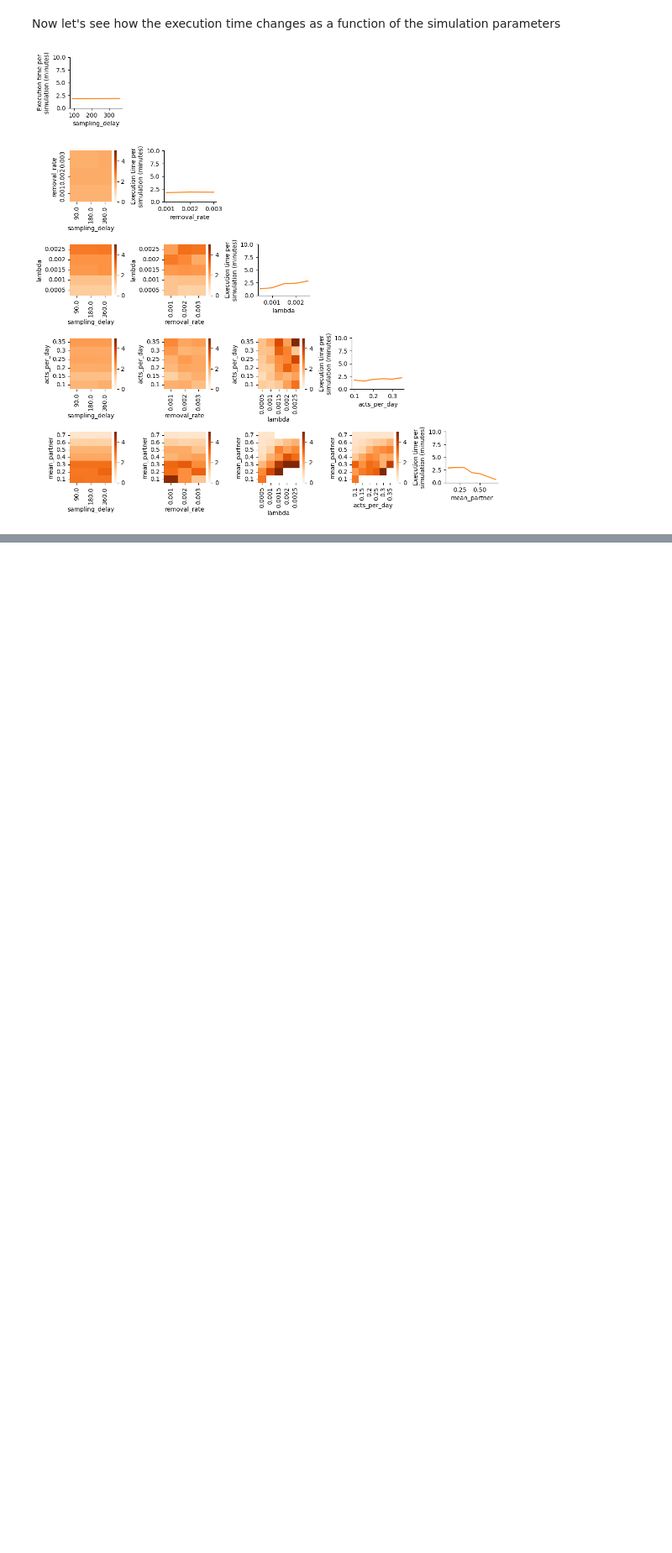
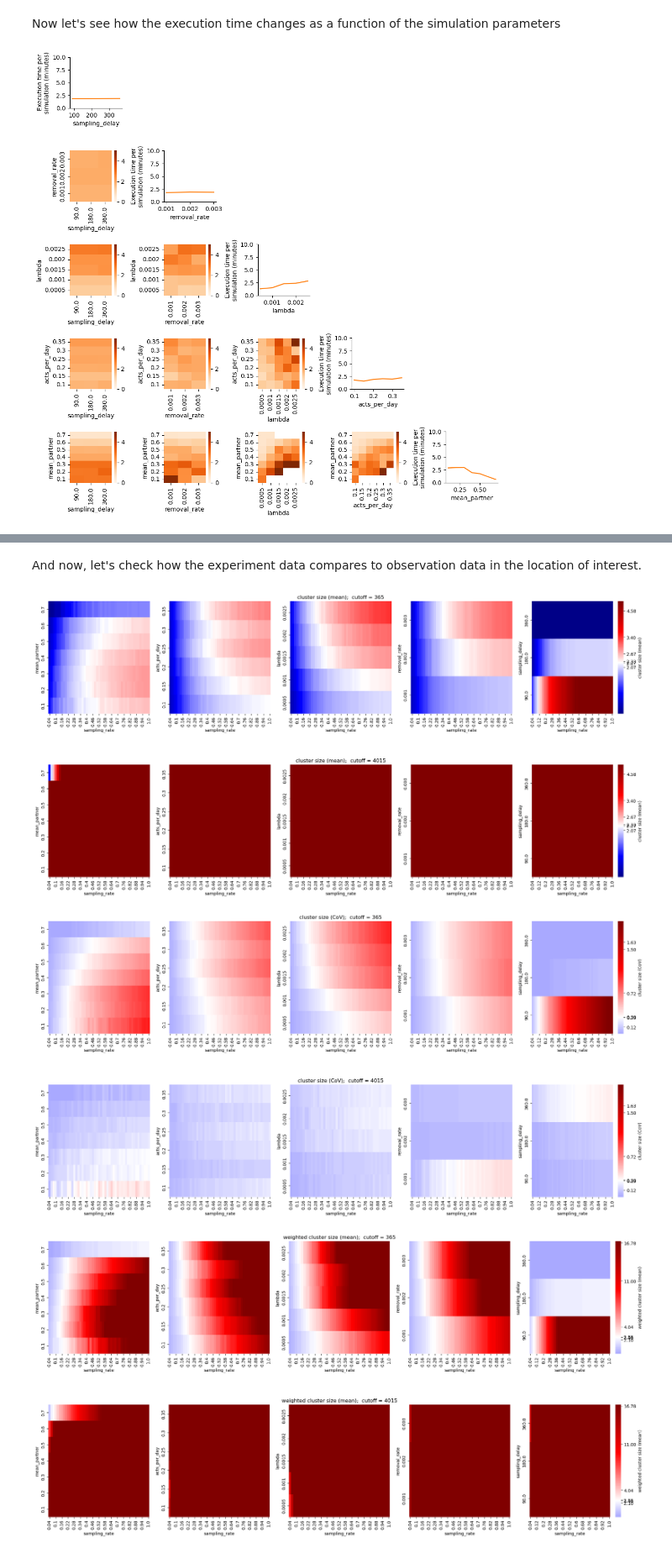
Before and after one commit to JHerbeck-IDM/ClusterSim, a Jupyter notebook: python/08_cluster_stats_sweeps_analysis.ipynb, the cells around one changed output, grey strips where cells are left out. Shown at 84% size. Cells and saved outputs as stored; diff of their text form; code cells hidden in the pictures; blank space fills up the shorter version.

Commit message:
update parameter sweep plots

```diff
--- a/python/08_cluster_stats_sweeps_analysis.ipynb
+++ b/python/08_cluster_stats_sweeps_analysis.ipynb
@@ -258,0 +289,42 @@ fig_cluster_size.tight_layout()
+# %% [markdown]
+And now, let's check how the experiment data compares to observation data in the location of interest.
+# %%
+_ ,_ = plot_params_vs_sampling_rate( results,
+                                     pangea_data,
+                                     params   = [ 'mean_partner', 'acts_per_day', 'lambda', 'removal_rate', 'sampling_delay'],
+                                     cutoffs  = [365, 4015],
+                                     location = location,
+                                     metric_results = 'cluster_size_mean',
+                                     metric_observations = 'cluster size (mean)'
+                                    )
+
+_ ,_ = plot_params_vs_sampling_rate( results,
+                                     pangea_data,
+                                     params   = [ 'mean_partner', 'acts_per_day', 'lambda', 'removal_rate', 'sampling_delay'],
+                                     cutoffs  = [365, 4015],
+                                     location = location,
+                                     metric_results = 'cluster_size_cov',
+                                     metric_observations = 'cluster size (CoV)'
+                                    )
+
+_ ,_ = plot_params_vs_sampling_rate( results,
+                                     pangea_data,
+                                     params   = [ 'mean_partner', 'acts_per_day', 'lambda', 'removal_rate', 'sampling_delay'],
+                                     cutoffs  = [365, 4015],
+                                     location = location,
+                                     metric_results = 'weighted_cluster_size_mean',
+                                     metric_observations = 'weighted cluster size (mean)'
+                                    )
+
+_ ,_ = plot_params_vs_sampling_rate( results,
+                                     pangea_data,
+                                     params   = [ 'mean_partner', 'acts_per_day', 'lambda', 'removal_rate', 'sampling_delay'],
+                                     cutoffs  = [365, 4015],
+                                     location = location,
+                                     metric_results = 'weighted_cluster_size_cov',
+                                     metric_observations = 'weighted cluster size (CoV)'
+                                    )
+# %% [output]
+[figure, added]
+[figure, added]
+[figure, added]
```
Also changed, not shown: parts of 10 cells of this notebook.
